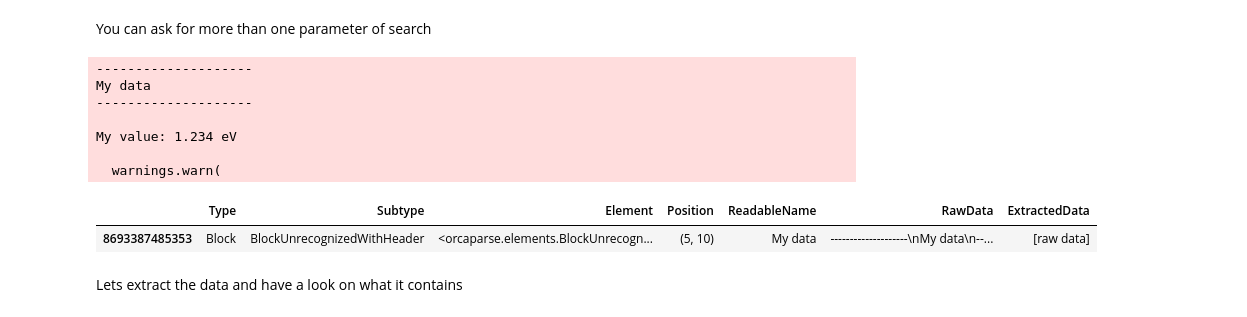
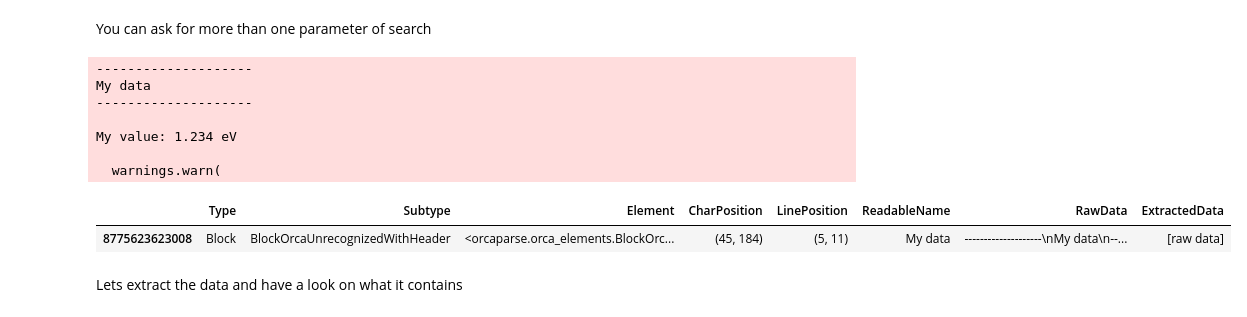
Before and after one commit to ChemParse/ChemParse, a Jupyter notebook: examples/basic_example.ipynb, the cells around one changed output. Drawn from its saved outputs; the diff is of its cells as text; code cells hidden in the pictures.

```diff
--- a/examples/basic_example.ipynb
+++ b/examples/basic_example.ipynb
@@ -160,17 +168,18 @@ My value: 1.234 eV
 # %% [markdown]
 You can ask for more than one parameter of search
 # %%
-orca_file.get_data(raw_data_substring=("My value", "My data"), readable_name="My data")
+orca_file.get_data(raw_data_substring=(
+    "My value", "My data"), readable_name="My data")
 # %% [output]
 --------------------
 My data
 --------------------
 
 My value: 1.234 eV
 
   warnings.warn(
-|  | Type | Subtype | Element | Position | ReadableName | RawData | ExtractedData |
-| 8693387485353 | Block | BlockUnrecognizedWithHeader | <orcaparse.elements.BlockUnrecogn... | (5, 10) | My data | --------------------\nMy data\n--... | [raw data] |
+|  | Type | Subtype | Element | CharPosition | LinePosition | ReadableName | RawData | ExtractedData |
+| 8775623623008 | Block | BlockOrcaUnrecognizedWithHeader | <orcaparse.orca_elements.BlockOrc... | (45, 184) | (5, 11) | My data | --------------------\nMy data\n--... | [raw data] |
 # %% [markdown]
 Lets extract the data and have a look on what it contains
 # %%
```
Also changed, not shown: parts of 8 cells of this notebook, 3 other files.
